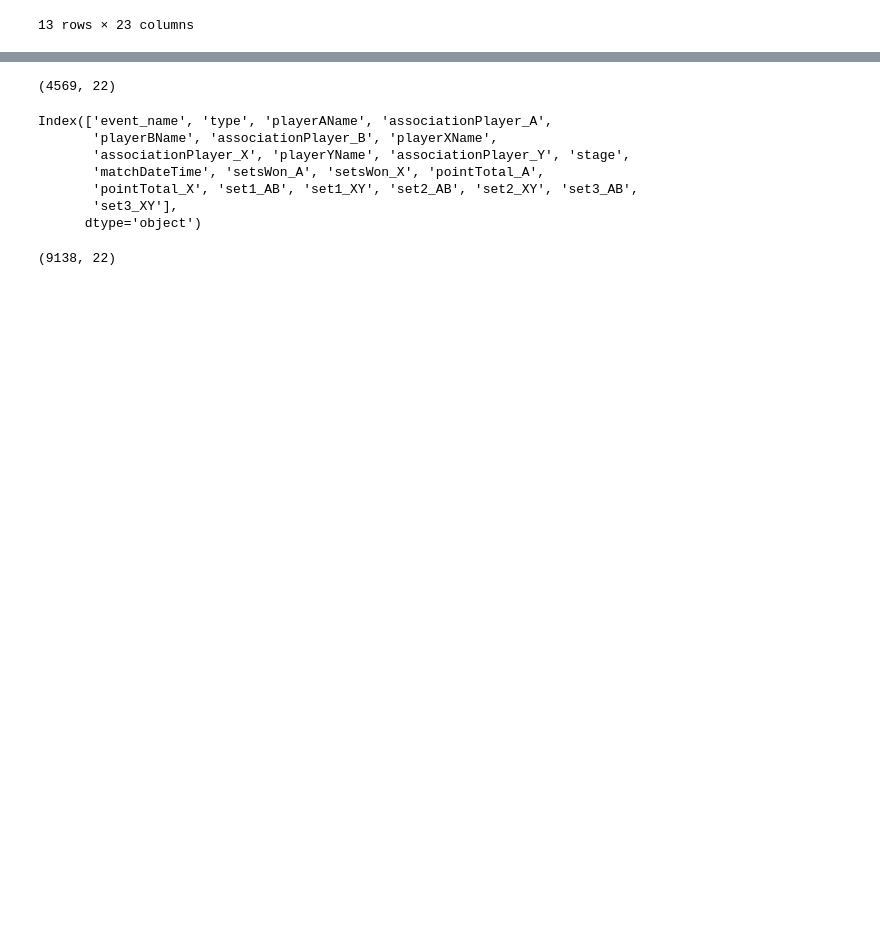
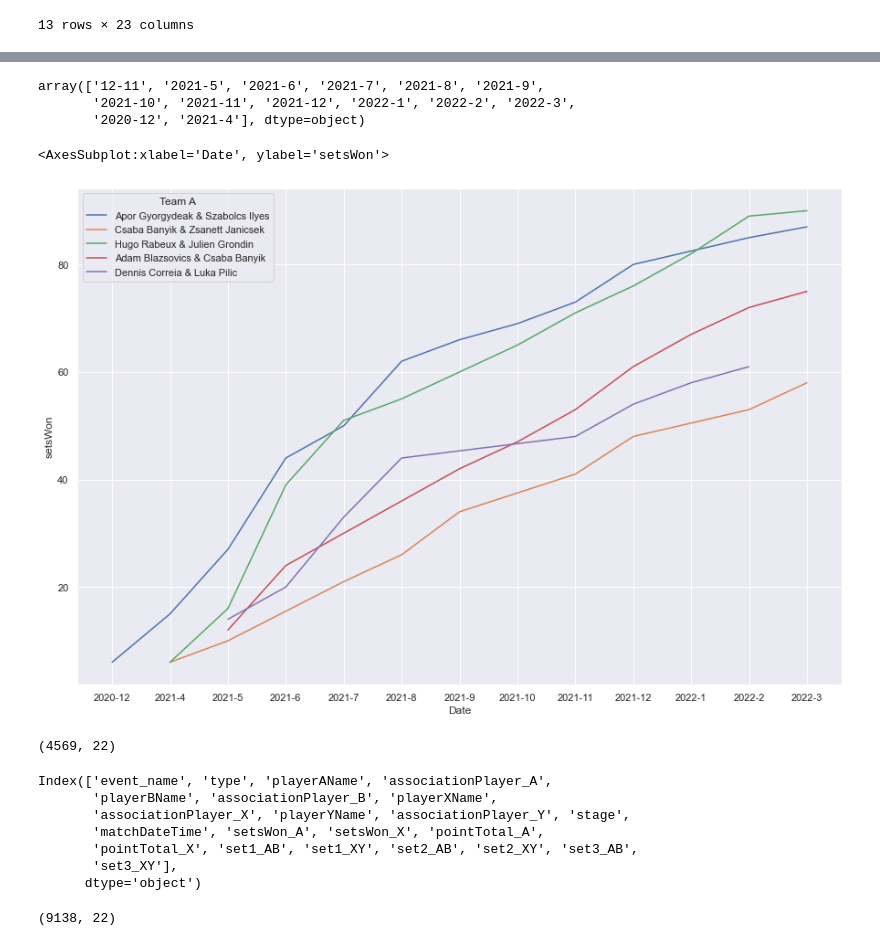
Before and after one commit to basketking/FITEQ_matches, a Jupyter notebook: main.ipynb, the cells around one changed output, grey strips where cells are left out. Cells and saved outputs as stored; diff of their text form; code cells hidden in the pictures; blank space fills up the shorter version.

```diff
--- a/main.ipynb
+++ b/main.ipynb
@@ -575,0 +664,10 @@ df_doubles_grouped.sort_values(by= 'Credit', ascending = False).to_excel('credit
+# %%
+df_sum_setsWon_top5['Date'] = df_sum_setsWon_top5['Year'].astype(str) + "-" + df_sum_setsWon_top5['Month'].astype(str)
+# %%
+df_sum_setsWon_top5.Date.unique()
+# %% [output]
+array(['12-11', '2021-5', '2021-6', '2021-7', '2021-8', '2021-9',
+       '2021-10', '2021-11', '2021-12', '2022-1', '2022-2', '2022-3',
+       '2020-12', '2021-4'], dtype=object)
+# %%
+df_sum_setsWon_top5 = df_sum_setsWon_top5[df_sum_setsWon_top5.Date != '12-11']
@@ -576,3 +676,14 @@ df_doubles_grouped.sort_values(by= 'Credit', ascending = False).to_excel('credit
+# %%
+df_sum_setsWon_top5.reset_index(inplace = True)
+# %%
+df_sum_setsWon_top5= df_sum_setsWon_top5.sort_values(['Year','Month'])
+# %%
+sns.set(rc={'figure.figsize':(15,10)})
+
+sns.lineplot(data=df_sum_setsWon_top5, x="Date", y="setsWon", hue="Team A", markers= True)
+# %% [output]
+<AxesSubplot:xlabel='Date', ylabel='setsWon'>
+[figure, added]
 # %%
 ## CREATE SINGLES DATABASE
 # %%
```
Also changed, not shown: parts of 17 cells of this notebook, 8 other files.
